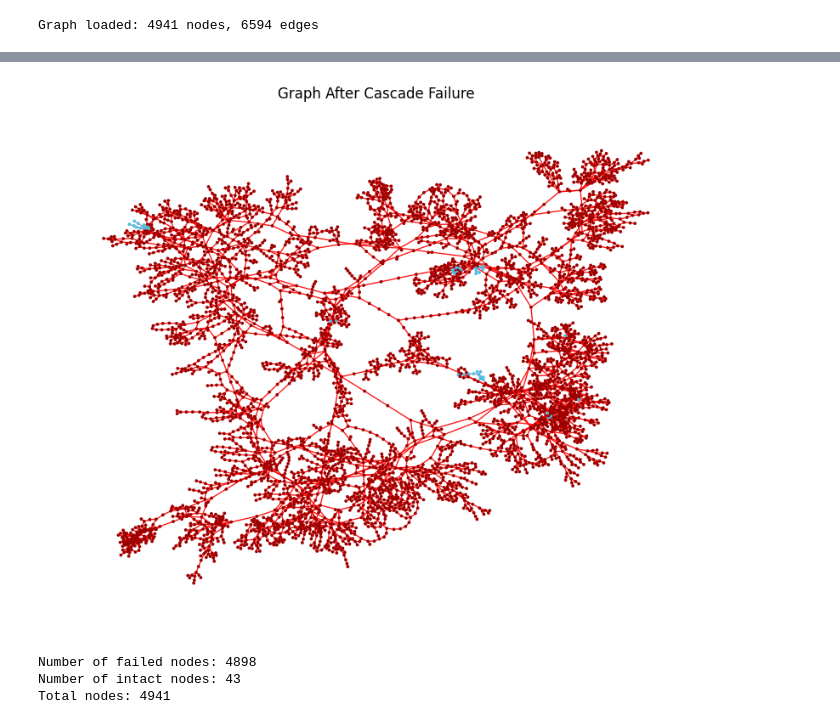
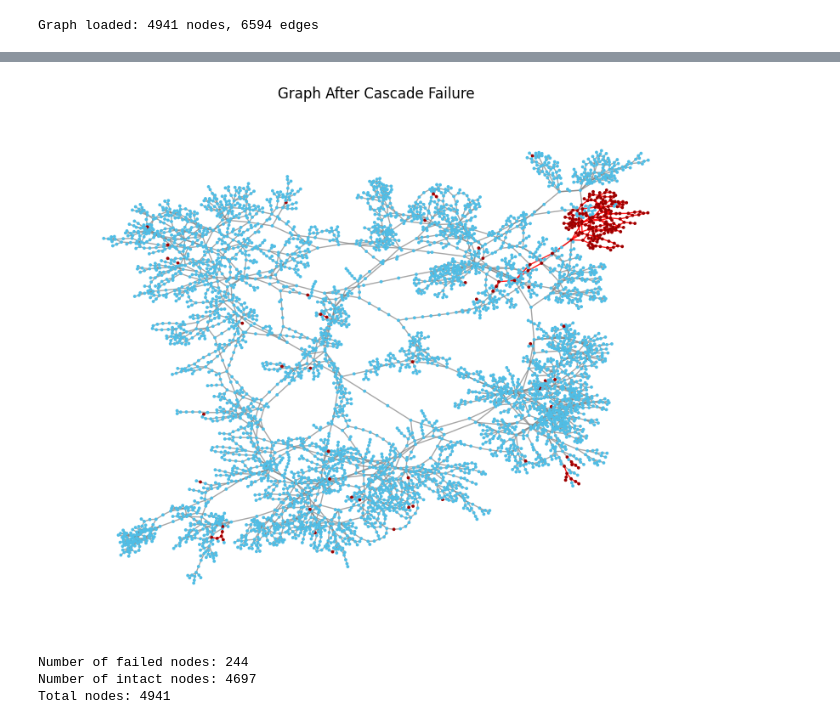
Before and after one commit to OctoPanna/western-us-power-grid, a Jupyter notebook: easy.ipynb, the cells around one changed output, grey strips where cells are left out. Cells and saved outputs as stored; diff of their text form; code cells hidden in the pictures.

```diff
--- a/easy.ipynb
+++ b/easy.ipynb
@@ -40,12 +53,12 @@ Total nodes: 4941
 # %%
-attacked_nodes = high_degree_node_attack(G, number_of_nodes=9)
-G_after_failure = cascade_failure(G, attacked_nodes)
+attacked_nodes = high_load_capacity_ratio_node_attack(G, number_of_nodes=50)
+G_after_failure = cascade_failure_proportional_load_distribution(G, attacked_nodes)
 draw_graph_after_failure(G_after_failure, title="Graph After Cascade Failure")
 print("Number of failed nodes:", sum(1 for n in G_after_failure.nodes() if G_after_failure.nodes[n]["failed"]))
 print("Number of intact nodes:", sum(1 for n in G_after_failure.nodes() if not G_after_failure.nodes[n]["failed"]))
 print("Total nodes:", G_after_failure.number_of_nodes())
 # %% [output]
-[figure, old version]
+[figure, new version]
-Number of failed nodes: 4898
-Number of intact nodes: 43
+Number of failed nodes: 244
+Number of intact nodes: 4697
 Total nodes: 4941
```
Also changed, not shown: parts of 6 cells of this notebook, 10 other files.
